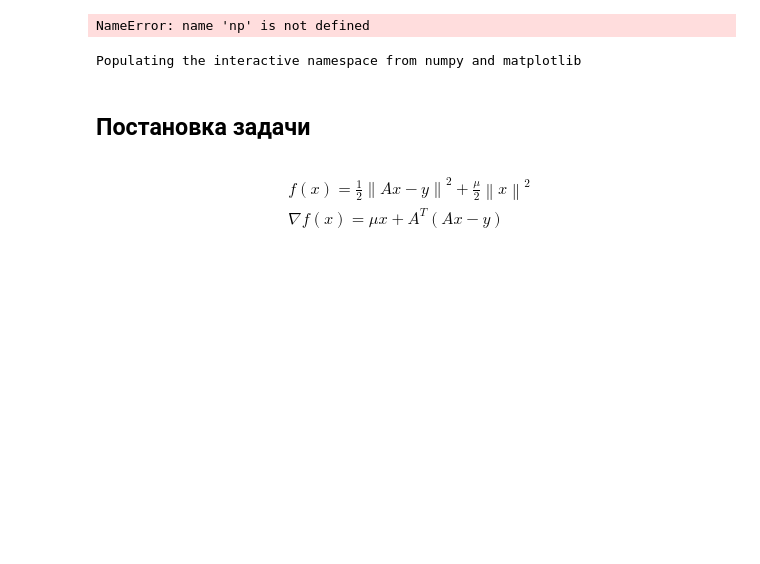
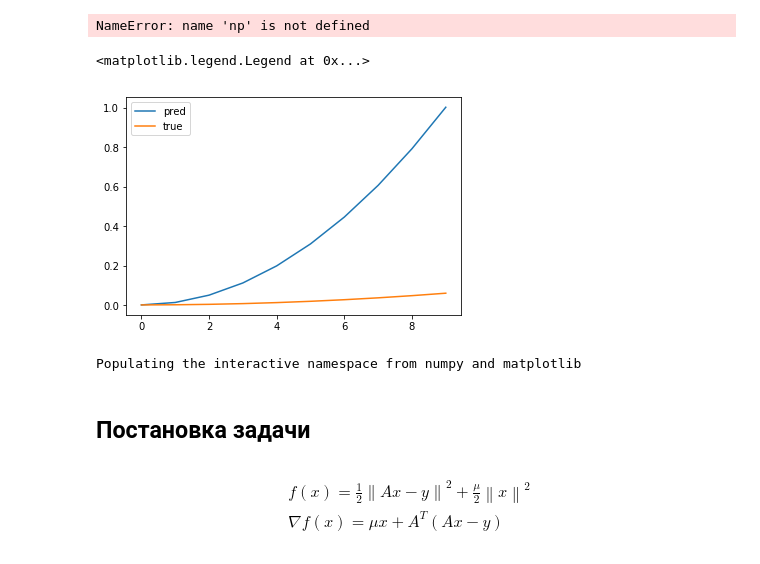
Before and after one commit to aksholokhov/skoltech-sparse-ccd-2017, a Jupyter notebook: Conditional Coordinate Descent.ipynb, the cells around one changed output. Saved outputs shown, nothing was run; the diff lists cells and outputs as text; code cells hidden in the pictures; blank space fills up the shorter version.

```diff
--- a/Conditional Coordinate Descent.ipynb
+++ b/Conditional Coordinate Descent.ipynb
@@ -10,6 +10,15 @@ NameError: name 'np' is not defined
 %load_ext autoreload
 
 %autoreload 2
+# %%
+a = [0.0027724734249363714, 0.015130542285900647, 0.0522069710910157, 0.11400175984028152, 0.20051490853369813, 0.31174641717126556, 0.44769628575298365, 0.60836451427885241, 0.79375110274887228, 1.0038560511630428]
+b = [0.0027724734249363709, 0.0035039504289042745, 0.0057006036630302083, 0.0093624331273141695, 0.014489438821756158, 0.021081620746356191, 0.029138978901114231, 0.038661513286030298, 0.049649223901104426, 0.06210211074633655]
+plot(a, label="pred")
+plot(b, label="true")
+legend()
+# %% [output]
+<matplotlib.legend.Legend at 0x...>
+[figure, added]
 # %%
 %pylab inline
 from sklearn.datasets import make_regression
```
Also changed, not shown: parts of 4 cells of this notebook, 2 other files.
